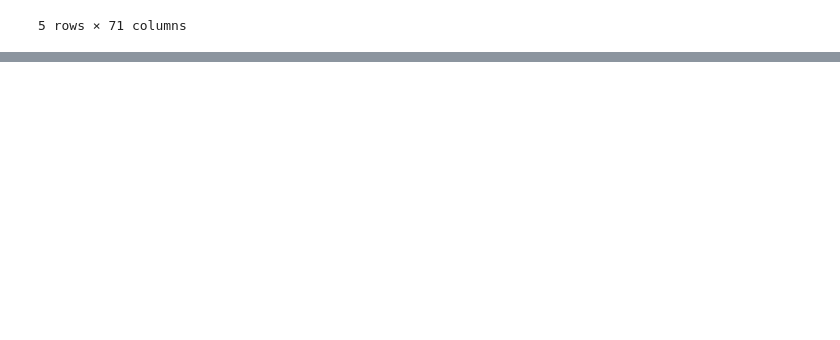
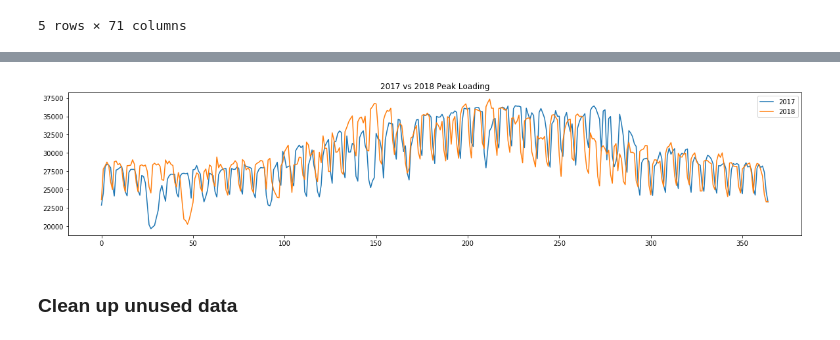
Before and after one commit to Jadezzz/Taipower_forecast, a Jupyter notebook: Exploratory data analysis.ipynb, the cells around one changed output, grey strips where cells are left out. Saved outputs shown, nothing was run; the diff lists cells and outputs as text; code cells hidden in the pictures; blank space fills up the shorter version.

```diff
--- a/Exploratory data analysis.ipynb
+++ b/Exploratory data analysis.ipynb
@@ -78,0 +79,12 @@ plot_year(data_2018['日期'], data_2018['淨尖峰供電能力(MW)'])
+# %%
+plt.figure(figsize=(20,4))
+x_axis = range(0, 365)
+plt.plot(x_axis, data_2017['尖峰負載(MW)'], '-')
+plt.plot(x_axis, data_2018['尖峰負載(MW)'], '-')
+plt.title('2017 vs 2018 Peak Loading')
+plt.legend(['2017', '2018'])
+plt.show()
+# %% [output]
+[figure, added]
+# %% [markdown]
+### Clean up unused data
```
Also changed, not shown: parts of 6 cells of this notebook, 3 other files.
